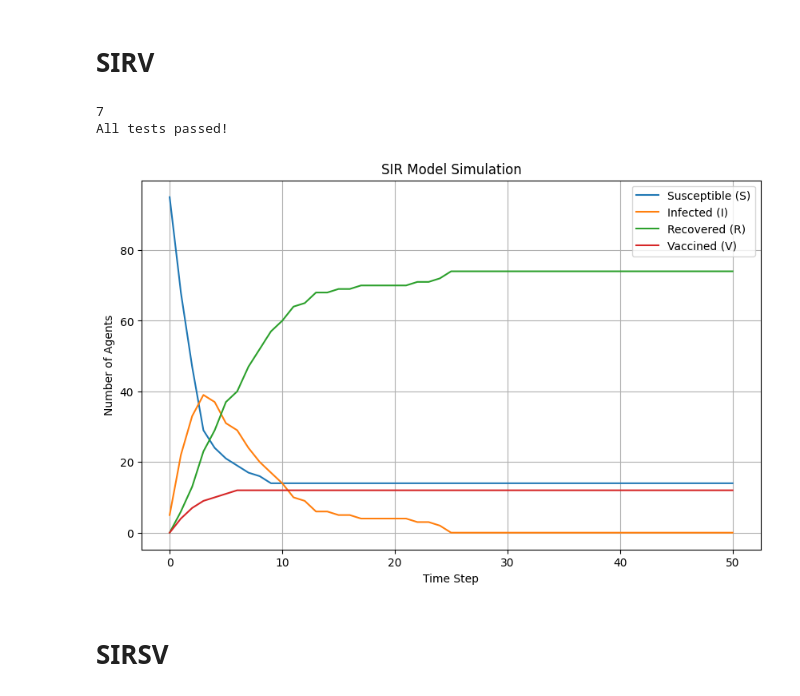
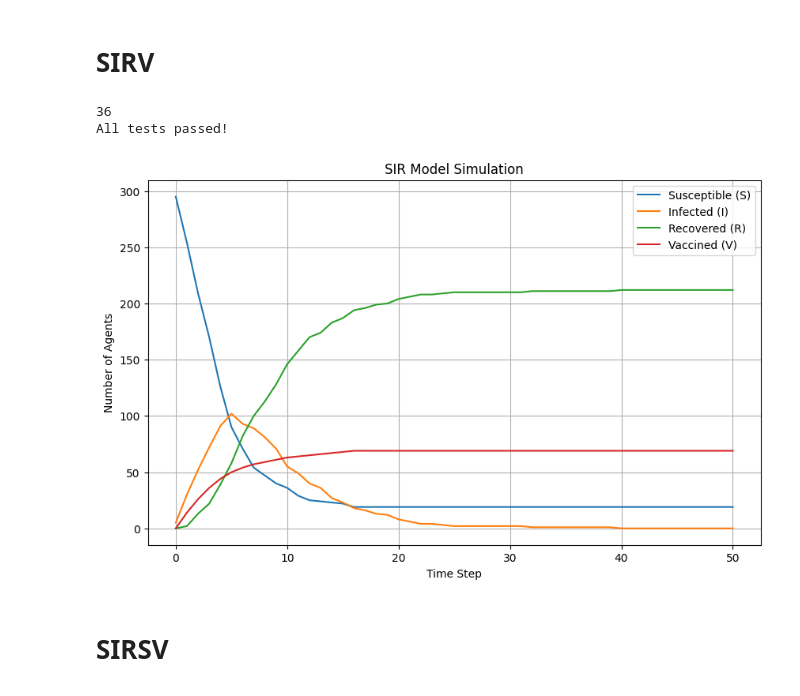
Before and after one commit to Vicks0712/Dynamic-Agent-Based-Simulations-for-SIR-Models, a Jupyter notebook: test.ipynb, the cells around one changed output. Cells and saved outputs as stored; diff of their text form; code cells hidden in the pictures.

```diff
--- a/test.ipynb
+++ b/test.ipynb
@@ -5,7 +5,7 @@ from src.back.models.sir_model import SIRModel
 import matplotlib.pyplot as plt
 
 def run_simulation(
-    num_nodes=100,                          # Tamaño total de la población (100 nodos)
+    num_nodes=300,                          # Tamaño total de la población (100 nodos)
     avg_node_degree=5,                      # Conexiones promedio por nodo (contactos cercanos)
     initial_outbreak_size=5,                # Número de agentes inicialmente infectados
     virus_spread_chance=0.3,               # Probabilidad de que un infectado contagie a un susceptible
@@ -52,36 +52,36 @@ def plot_simulation_results(data):
     plt.plot(data["Recovered"], label="Recovered (R)")
     plt.plot(data["Vaccined"], label="Vaccined (V)")
     plt.xlabel("Time Step")
     plt.ylabel("Number of Agents")
     plt.title("SIR Model Simulation")
     plt.legend()
     plt.grid(True)
     plt.show()
 
 
 def test_simulation():
     """
     Test the SIR model simulation for basic correctness.
     """
     data = run_simulation()
 
     # Basic assertions to ensure the simulation is working as expected
     assert not data.empty, "Simulation produced no data"
     assert data["Infected"].max() > 0, "No infections occurred"
     assert data["Recovered"].max() >= 0, "Resistance values are invalid"
     assert data["Susceptible"].min() >= 0, "Negative susceptible values found"
-    print(data["Vaccined"][2])
+    print(data["Vaccined"][3])
     print("All tests passed!")
 
 
 # Run the simulation and tests
 test_simulation()
 results = run_simulation(steps=50)
 plot_simulation_results(results)
 # %% [output]
-7
+36
 All tests passed!
-[figure, old version]
+[figure, new version]
 # %% [markdown]
 # SIRSV
 # %%
```
Also changed, not shown: parts of 4 cells of this notebook, 5 other files.
